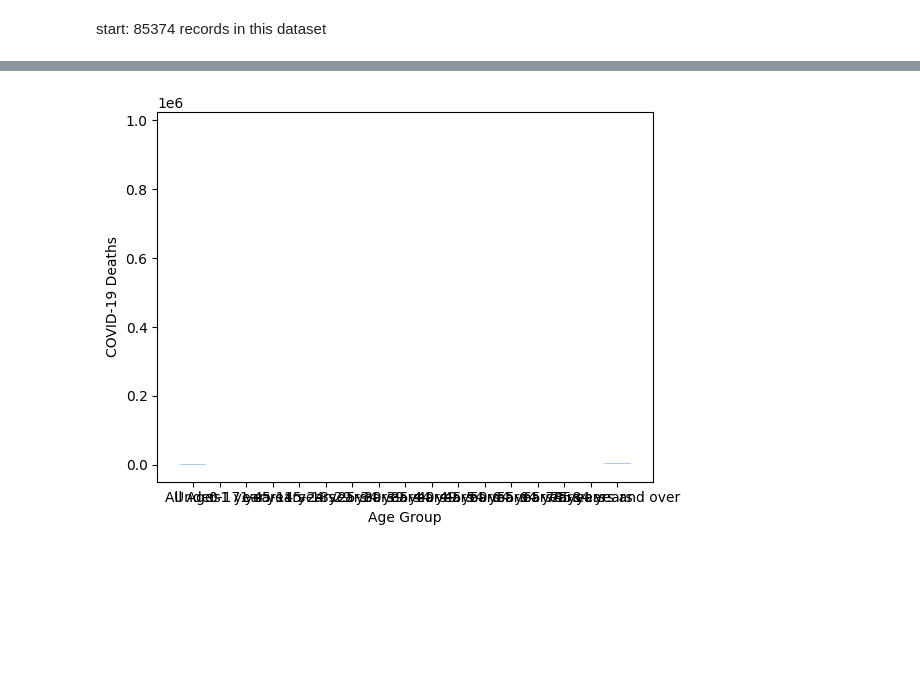
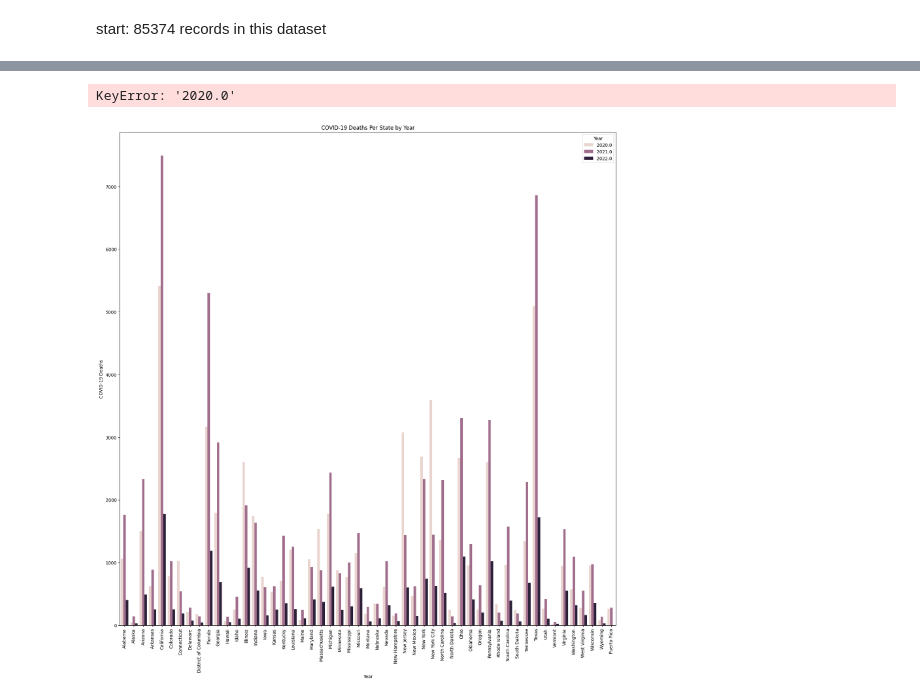
Before and after one commit to jaycee-pang/data200s-covid19, a Jupyter notebook: eda_jp.ipynb, the cells around one changed output, grey strips where cells are left out. Drawn from its saved outputs; the diff is of its cells as text; code cells hidden in the pictures; blank space fills up the shorter version.

Commit message:
EDA group by state, combine age groups, combine sex and look at total counts

```diff
--- a/eda_jp.ipynb
+++ b/eda_jp.ipynb
@@ -5,8 +6,12 @@ import seaborn as sns
 # %% [markdown]
 start: 85374 records in this dataset
 # %%
-counts_sex_age_state = pd.read_csv('cdc_death_counts_by_sex_age_state.csv')
+data = pd.read_csv('datasets/cdc_death_counts_by_sex_age_state.csv')
 # counts_sex_age_state = counts_sex_age_state[counts_sex_age_state['State' == 'United States']]
-counts_sex_age_state['State'].value_counts()
-len(counts_sex_age_state)
+data['State'].value_counts()
+len(data)
+ny = data[(data['State'] == 'New York') | (data['State'] == 'New York City')]
+ny.groupby('State')['COVID-19 Deaths'].agg('mean')
+len(ny[ny['State']=='New York'])  #1581
+len(ny[ny['State']=='New York City'])
 # %% [output]
@@ -17,0 +19,15 @@ counts_sex_age_state
+# %%
+data['Group'].value_counts() # measures whether data was collected by
+                                    # month, year, or total
+
+by_total = data[data['Group']=='By Total'] # 51 records per state
+by_total # 2754 records
+
+by_year = data[data['Group']=='By Year'] # 2020, 2021, 2022
+by_year # 8262 records
+
+by_month = data[data['Group'] == 'By Month']
+by_month # 74358 records
+
+totals = by_total[by_total['Sex']=='All Sexes']
+totals
@@ -34,0 +120,10 @@ Name: count, Length: 3269, dtype: int64
+# %%
+# yr_allsex = by_year[by_year['State']=='United States']
+yr_allsex = by_year[by_year['Sex']=='All Sexes']
+yr_state = pd.pivot_table(yr_allsex, values= 'COVID-19 Deaths', index='State', columns = 'Year', aggfunc='mean')
+
+yr_mean = yr_state.mean()
+yr_state = pd.concat([yr_state, yr_mean.to_frame().T])
+yr_state
+yr_state['Mean'] = np.mean(yr_state, axis=1)
+yr_state
@@ -35,4 +148,15 @@ Name: count, Length: 3269, dtype: int64
+# %%
+yr_state.sort_values(by = '2020.0', ascending=False)
+# %% [output]
+KeyError: '2020.0'
 # %%
-sns.histplot(data=counts_sex_age_state, x='Age Group', y='COVID-19 Deaths', hue=None);
+# sns.histplot(data=yr_allsex, x='COVID-19 Deaths', hue='Year', kde=True);
+yr_states = yr_allsex[yr_allsex['State']!='United States']
+yr_states
+plt.figure(figsize=(20,20))
+sns.barplot(data=yr_states,x = 'State', y = 'COVID-19 Deaths', hue='Year',errorbar=None);
+plt.xlabel('Year');
+plt.xticks(rotation=90);
+plt.title('COVID-19 Deaths Per State by Year');
 # %% [output]
-[figure, old version]
+[figure, new version]
```
Also changed, not shown: parts of 16 cells of this notebook.
